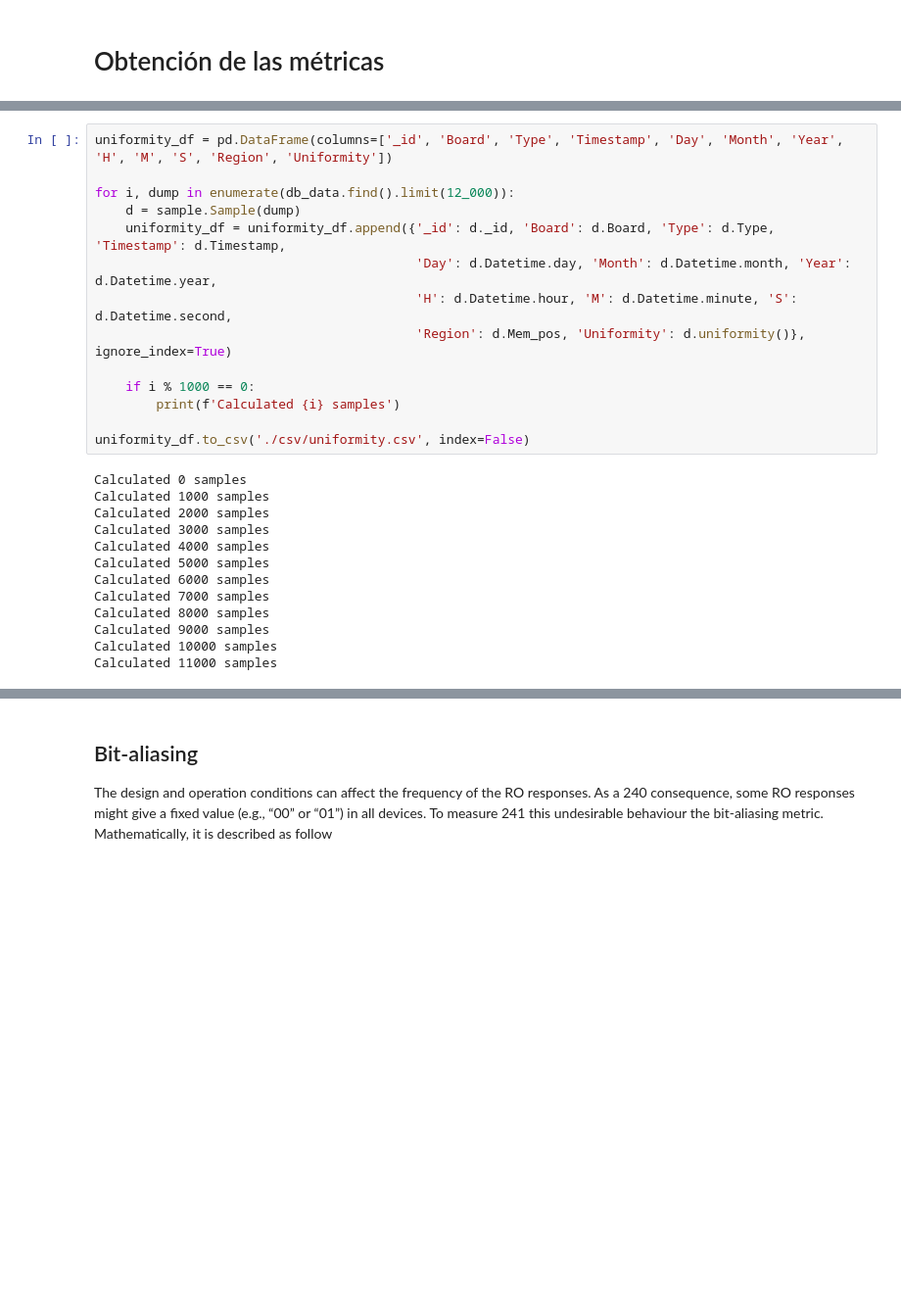
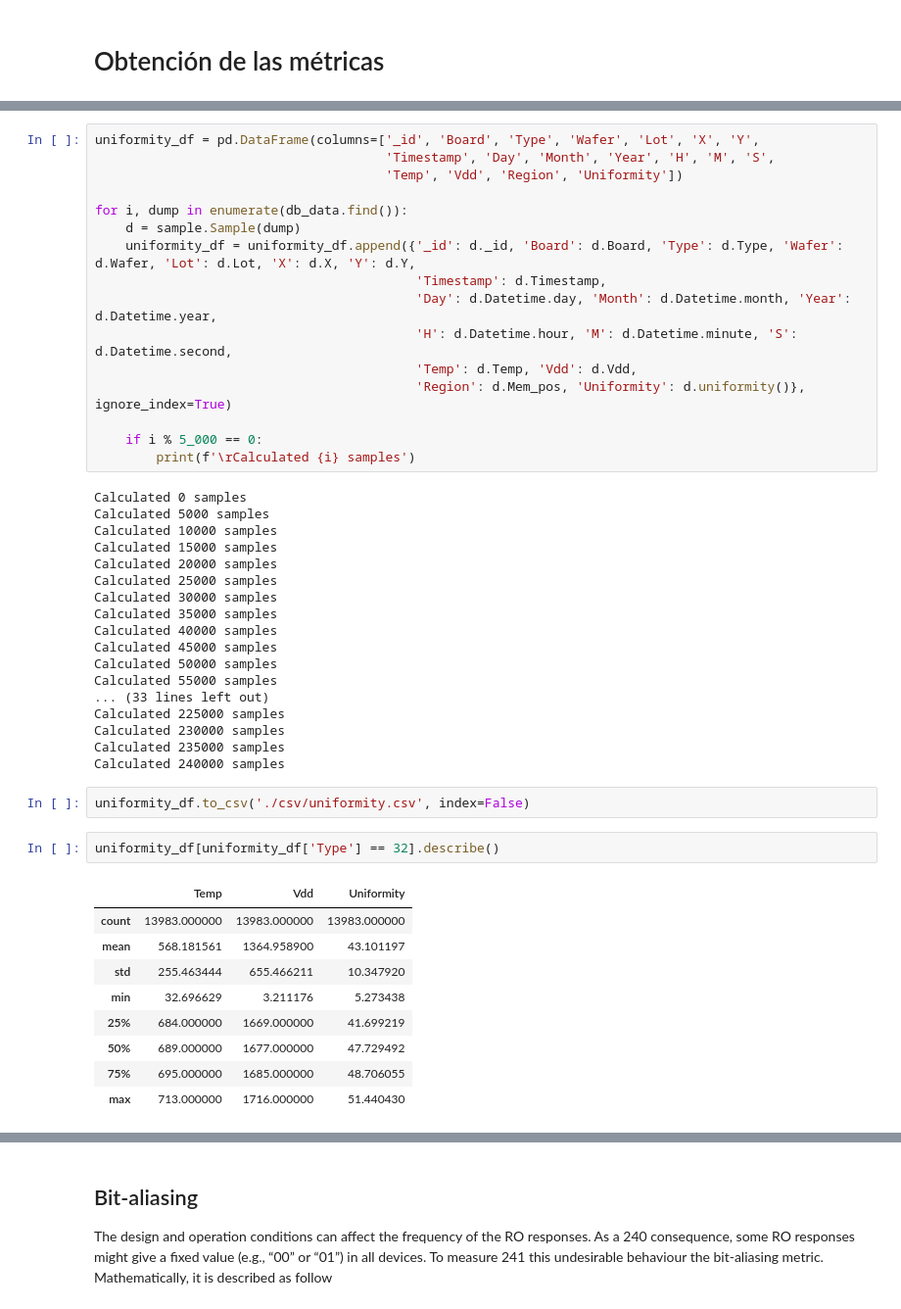
Before and after one commit to servinagrero/SRAM_PUF, a Jupyter notebook: src/jupyter/main.ipynb, the cells around one changed output, grey strips where cells are left out. Shown at 98% size. Drawn from its saved outputs; the diff is of its cells as text; blank space fills up the shorter version.

```diff
--- a/src/jupyter/main.ipynb
+++ b/src/jupyter/main.ipynb
@@ -54,29 +58,50 @@ Donde $r_{i, l}$ representa el bit numero _l_ de la muestra y $n$ el número de
 Como se puede ver en los resultados, la uniformidad de las muestras está cercana al valor ideal.
 Los valores que desvian la media son las primeras muestras de cada placa, esto es, la primera muestra que se toma de la placa una vez se ha programado. Esto es asi para todas las regiones
 # %%
-uniformity_df = pd.DataFrame(columns=['_id', 'Board', 'Type', 'Timestamp', 'Day', 'Month', 'Year', 'H', 'M', 'S', 'Region', 'Uniformity'])
+uniformity_df = pd.DataFrame(columns=['_id', 'Board', 'Type', 'Wafer', 'Lot', 'X', 'Y',
+                                      'Timestamp', 'Day', 'Month', 'Year', 'H', 'M', 'S',
+                                      'Temp', 'Vdd', 'Region', 'Uniformity'])
 
-for i, dump in enumerate(db_data.find().limit(12_000)):
+for i, dump in enumerate(db_data.find()):
     d = sample.Sample(dump)
-    uniformity_df = uniformity_df.append({'_id': d._id, 'Board': d.Board, 'Type': d.Type, 'Timestamp': d.Timestamp,
+    uniformity_df = uniformity_df.append({'_id': d._id, 'Board': d.Board, 'Type': d.Type, 'Wafer': d.Wafer, 'Lot': d.Lot, 'X': d.X, 'Y': d.Y,
+                                          'Timestamp': d.Timestamp,
                                           'Day': d.Datetime.day, 'Month': d.Datetime.month, 'Year': d.Datetime.year,
                                           'H': d.Datetime.hour, 'M': d.Datetime.minute, 'S': d.Datetime.second,
+                                          'Temp': d.Temp, 'Vdd': d.Vdd,
                                           'Region': d.Mem_pos, 'Uniformity': d.uniformity()}, ignore_index=True)
 
-    if i % 1000 == 0:
-        print(f'Calculated {i} samples')
-
-uniformity_df.to_csv('./csv/uniformity.csv', index=False)
+    if i % 5_000 == 0:
+        print(f'\rCalculated {i} samples')
 # %% [output]
 Calculated 0 samples
-Calculated 1000 samples
-Calculated 2000 samples
-Calculated 3000 samples
-Calculated 4000 samples
 Calculated 5000 samples
-Calculated 6000 samples
-Calculated 7000 samples
-Calculated 8000 samples
-Calculated 9000 samples
 Calculated 10000 samples
-Calculated 11000 samples
+Calculated 15000 samples
+Calculated 20000 samples
+Calculated 25000 samples
+Calculated 30000 samples
+Calculated 35000 samples
+Calculated 40000 samples
+Calculated 45000 samples
+Calculated 50000 samples
+Calculated 55000 samples
+... (33 lines left out)
+Calculated 225000 samples
+Calculated 230000 samples
+Calculated 235000 samples
+Calculated 240000 samples
+# %%
+uniformity_df.to_csv('./csv/uniformity.csv', index=False)
+# %%
+uniformity_df[uniformity_df['Type'] == 32].describe()
+# %% [output]
+|  | Temp | Vdd | Uniformity |
+| count | 13983.000000 | 13983.000000 | 13983.000000 |
+| mean | 568.181561 | 1364.958900 | 43.101197 |
+| std | 255.463444 | 655.466211 | 10.347920 |
+| min | 32.696629 | 3.211176 | 5.273438 |
+| 25% | 684.000000 | 1669.000000 | 41.699219 |
+| 50% | 689.000000 | 1677.000000 | 47.729492 |
+| 75% | 695.000000 | 1685.000000 | 48.706055 |
+| max | 713.000000 | 1716.000000 | 51.440430 |
```
Also changed, not shown: parts of 11 cells of this notebook, 2 other files.
